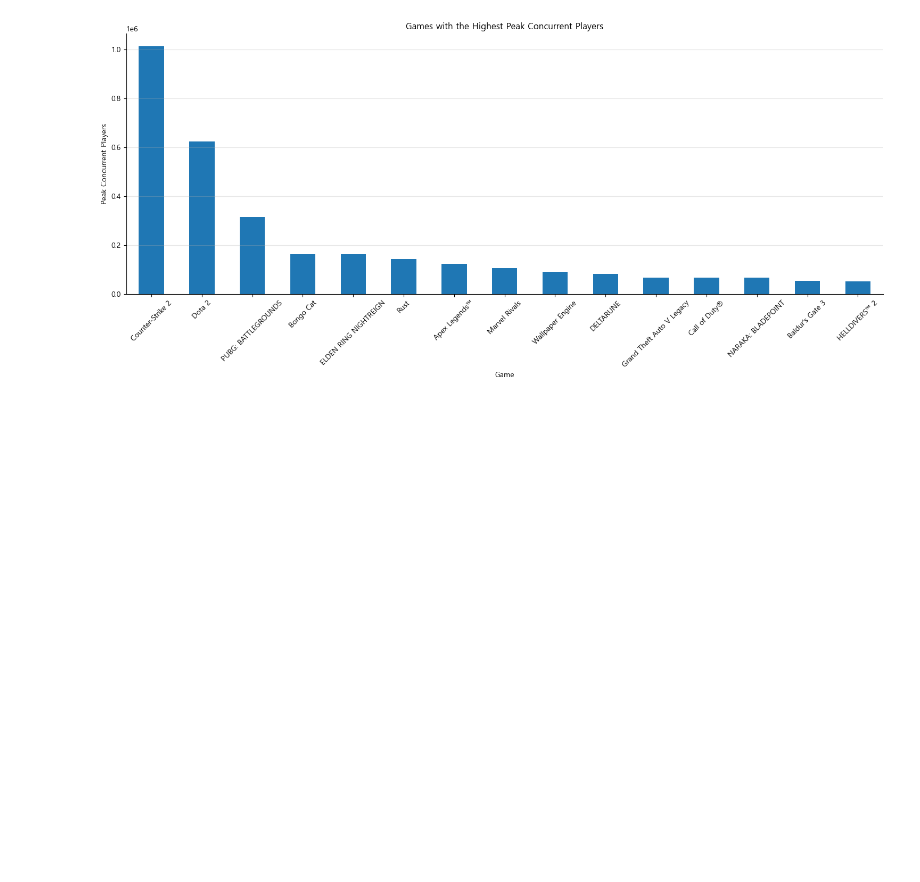
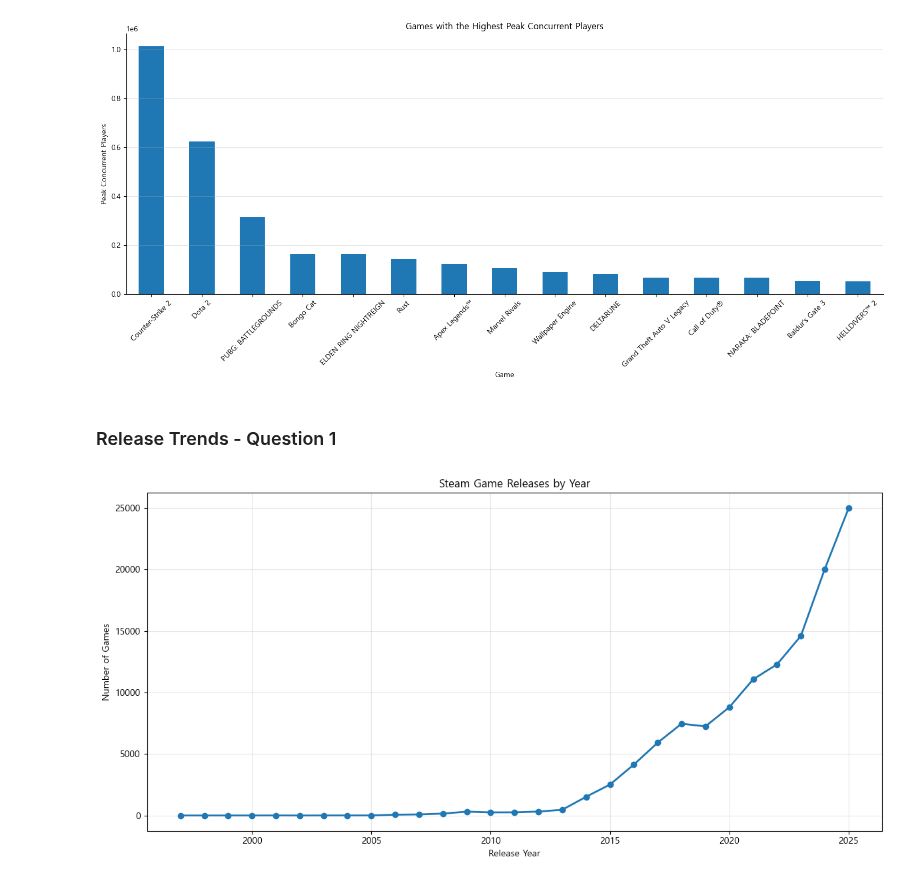
Before and after one commit to molikpunj/Steam-Games-Market-Analysis, a Jupyter notebook: Python/03_Exploratory_Data_Analysis.ipynb, the cells around one changed output. Saved outputs shown, nothing was run; the diff lists cells and outputs as text; code cells hidden in the pictures; blank space fills up the shorter version.

Commit message:
Generated useful release trend insights

```diff
--- a/Python/03_Exploratory_Data_Analysis.ipynb
+++ b/Python/03_Exploratory_Data_Analysis.ipynb
@@ -828,3 +828,38 @@ fig.savefig(
 plt.show()
 # %% [output]
 [figure]
+# %% [markdown]
+### Release Trends - Question 1
+# %%
+yearly_releases = (
+    steam[steam["Release Year"] < 2026]
+        .groupby("Release Year")
+        .size()
+        .reset_index(name="Games Released")
+)
+
+plt.figure(figsize=(12,6))
+
+plt.plot(
+    yearly_releases["Release Year"],
+    yearly_releases["Games Released"],
+    marker="o",
+    linewidth=2
+)
+
+plt.title("Steam Game Releases by Year")
+plt.xlabel("Release Year")
+plt.ylabel("Number of Games")
+plt.grid(alpha=0.3)
+
+plt.tight_layout()
+
+plt.savefig(
+    "../Images/Release Trends/releases_by_year.png",
+    dpi=300,
+    bbox_inches="tight"
+)
+
+plt.show()
+# %% [output]
+[figure, added]
```
Also changed, not shown: parts of 4 cells of this notebook, 4 other files.
